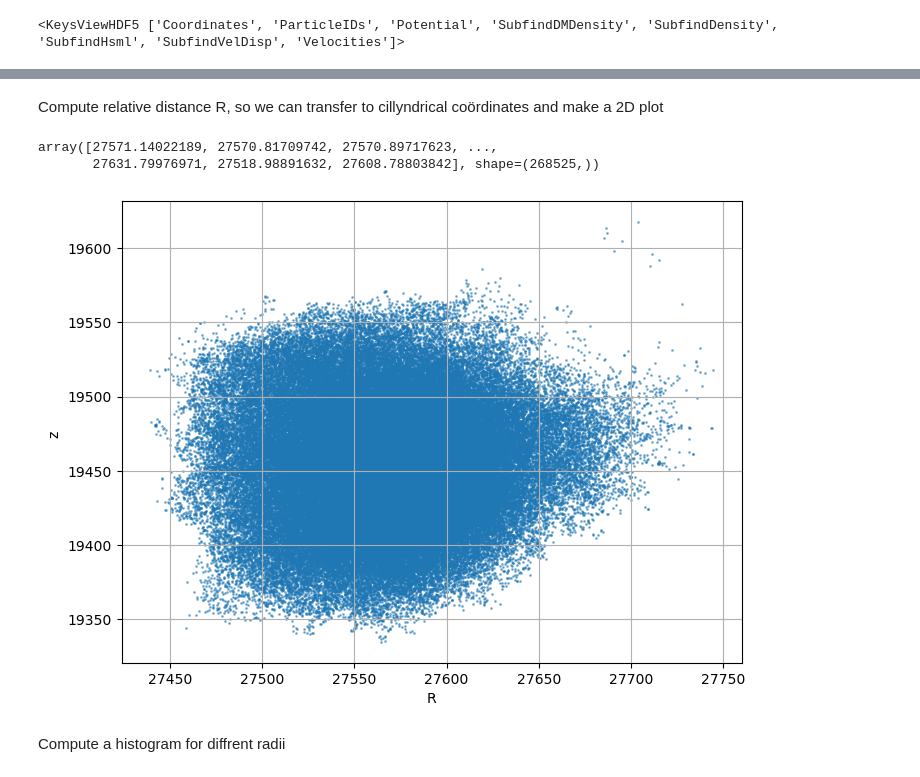
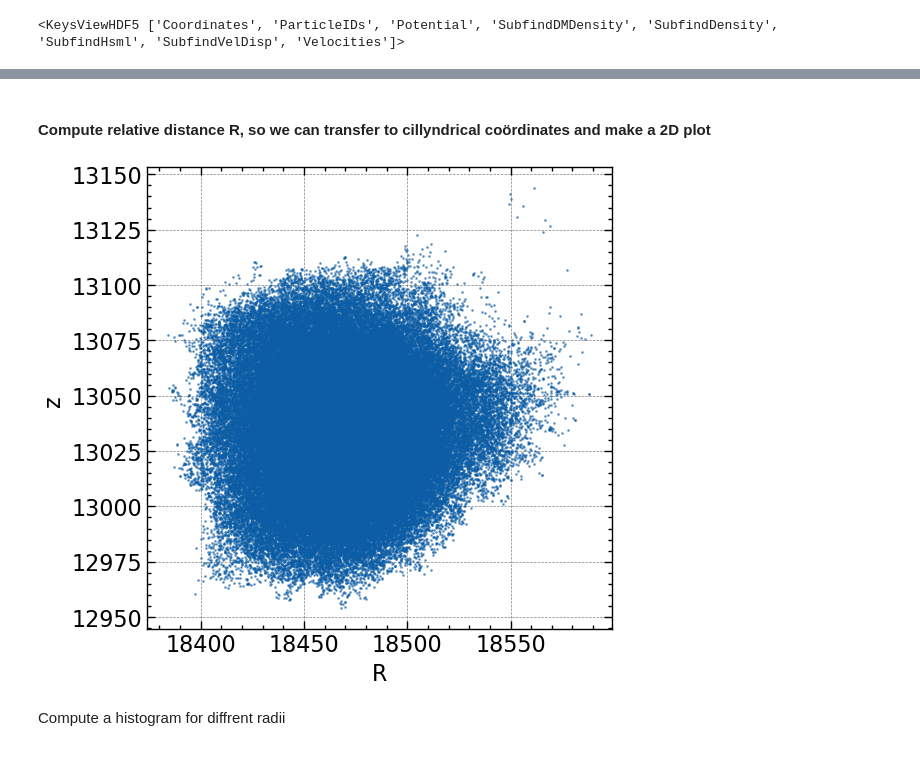
Before and after one commit to Jitskeverheecke/TANA_Project, a Jupyter notebook: project.ipynb, the cells around one changed output, grey strips where cells are left out. Drawn from its saved outputs; the diff is of its cells as text; code cells hidden in the pictures.

```diff
--- a/project.ipynb
+++ b/project.ipynb
@@ -33,0 +53,5 @@ array([[ 3513.58629858, 18135.43560775, 13033.63899422],
+# %%
+xyz = np.array(data['PartType1']['Coordinates'][:])
+phi = np.array(data['PartType1']['Potential'][:])
+vxyz = np.array(data['PartType1']['Velocities'][:])
+print(xyz.shape), print(phi.shape), print(vxyz.shape)
@@ -33,0 +63,9 @@ array([[ 3513.58629858, 18135.43560775, 13033.63899422],
+# %%
+#distances
+r = np.linalg.norm(xyz, axis=1)
+x, y, z = xyz[:,0], xyz[:,1], xyz[:,2]
+R = np.sqrt(x**2 + y**2)
+
+#velocities
+vx, vy, vz = vxyz[:,0], vxyz[:,1], vxyz[:,2]
+v = np.linalg.norm(vxyz, axis=1)
@@ -34,25 +107,14 @@ array([[ 3513.58629858, 18135.43560775, 13033.63899422],
 # %% [markdown]
-Compute relative distance R, so we can transfer to cillyndrical coördinates and make a 2D plot
+#### Compute relative distance R, so we can transfer to cillyndrical coördinates and make a 2D plot
-# %%
-#devide by h for correct units
-x = coord[:,0]/ 0.67
-y = coord[:, 1] /0.67
-z = coord[:,2]/0.67
-R = np.sqrt(x**2 + y**2)
-# %%
-R
-# %% [output]
-array([27571.14022189, 27570.81709742, 27570.89717623, ...,
-       27631.79976971, 27518.98891632, 27608.78803842], shape=(268525,))
 # %%
-plt.figure(figsize=(8, 6))
+plt.figure(figsize=(6, 6))
 plt.scatter(R, z, s=1, alpha=0.5)
 plt.xlabel('R')
 plt.ylabel('z ')
 plt.grid(True)
 plt.show()
 # %% [output]
-[figure, old version]
+[figure, new version]
 # %% [markdown]
 Compute a histogram for diffrent radii
 # %%
```
Also changed, not shown: parts of 15 cells of this notebook, 1 other file.
